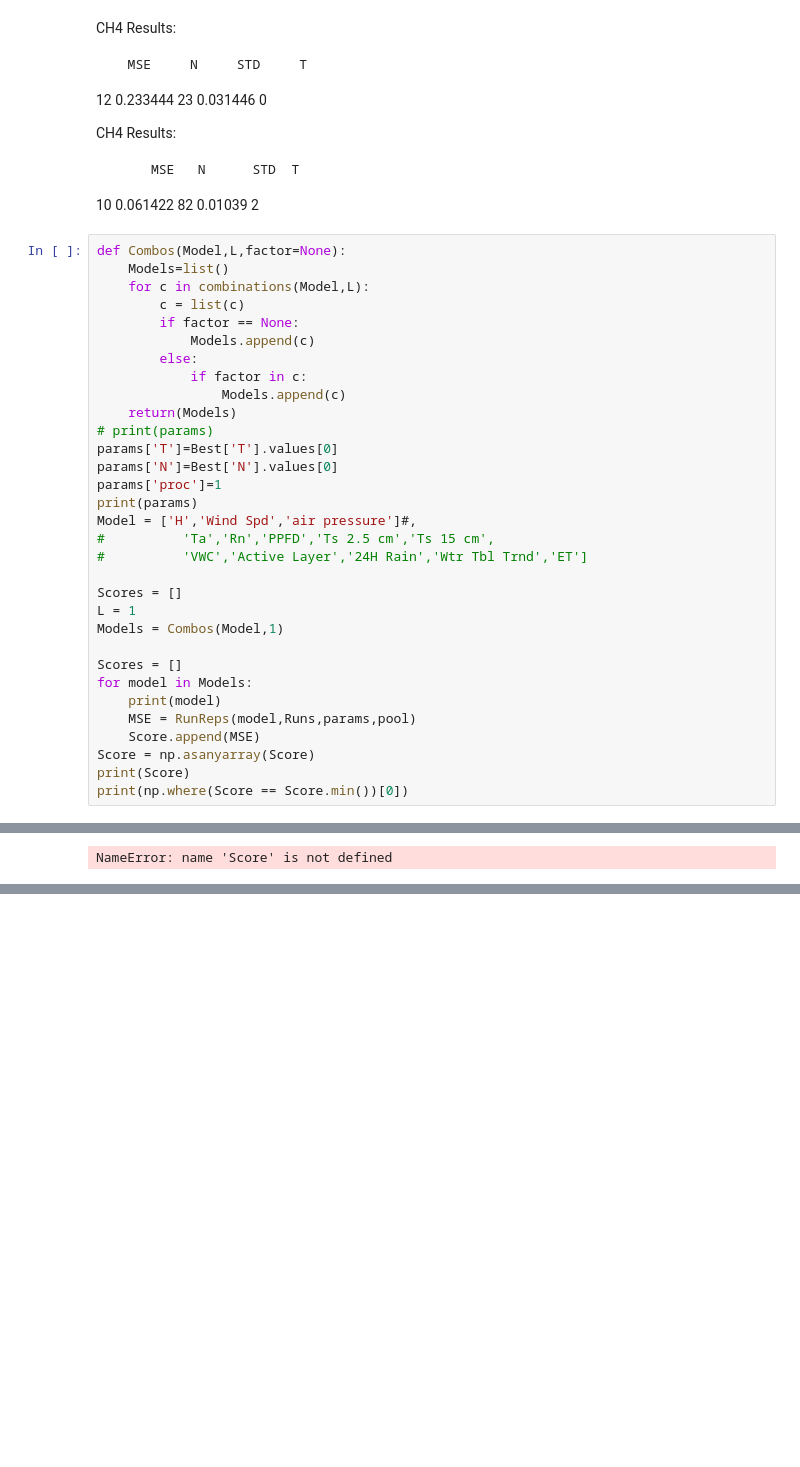
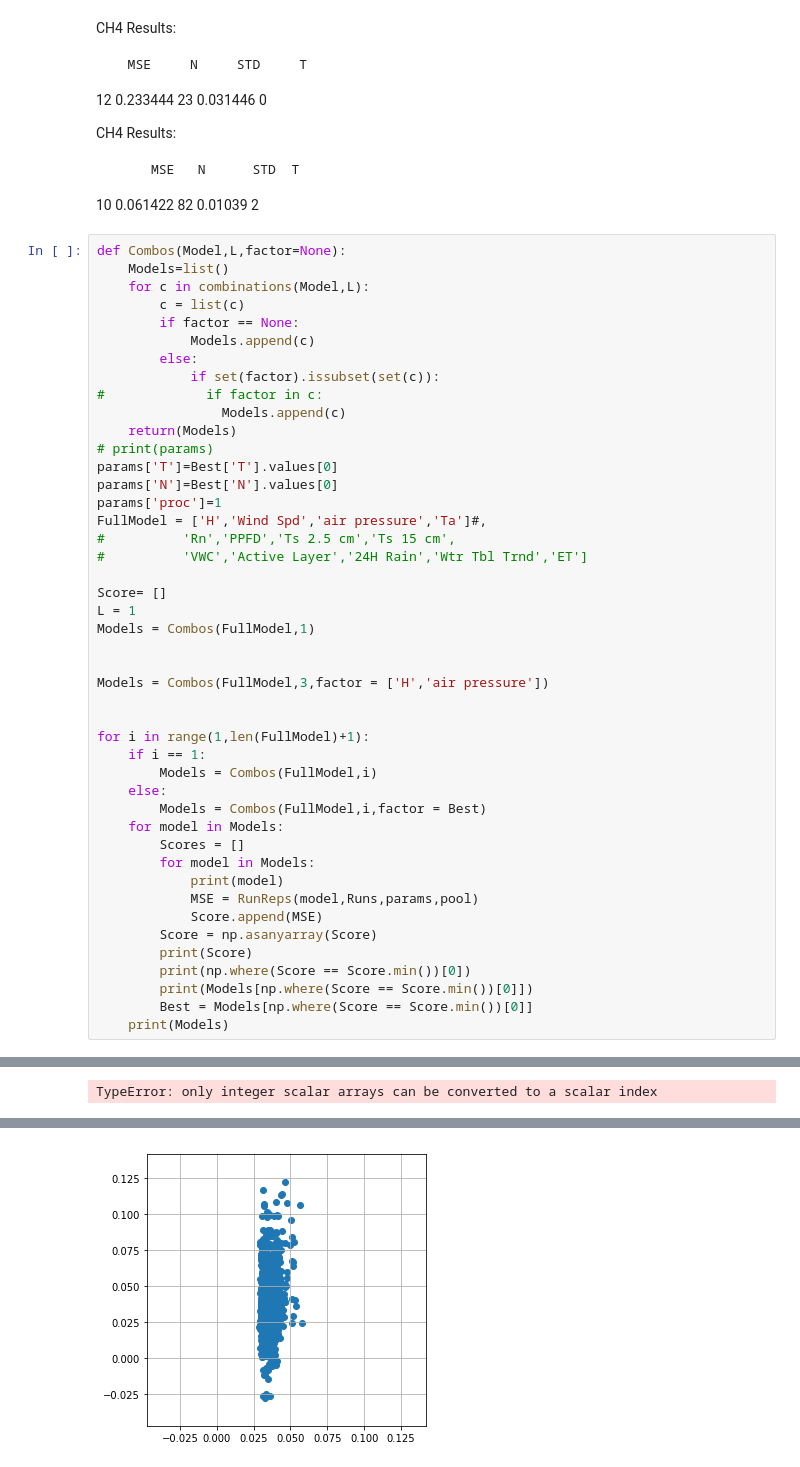
Before and after one commit to June-Skeeter/ML_GapFilling, a Jupyter notebook: MultiLayerModel.ipynb, the cells around one changed output, grey strips where cells are left out. Drawn from its saved outputs; the diff is of its cells as text; blank space fills up the shorter version.

Commit message:
Factor 2

```diff
--- a/MultiLayerModel.ipynb
+++ b/MultiLayerModel.ipynb
@@ -351,29 +351,42 @@ def Combos(Model,L,factor=None):
         if factor == None:
             Models.append(c)
         else:
-            if factor in c:
+            if set(factor).issubset(set(c)):
+#             if factor in c:
                 Models.append(c)
     return(Models)
 # print(params)
 params['T']=Best['T'].values[0]
 params['N']=Best['N'].values[0]
 params['proc']=1
-print(params)
-Model = ['H','Wind Spd','air pressure']#,
-#          'Ta','Rn','PPFD','Ts 2.5 cm','Ts 15 cm',
+FullModel = ['H','Wind Spd','air pressure','Ta']#,
+#          'Rn','PPFD','Ts 2.5 cm','Ts 15 cm',
 #          'VWC','Active Layer','24H Rain','Wtr Tbl Trnd','ET']
 
-Scores = []
+Score= []
 L = 1
-Models = Combos(Model,1)
+Models = Combos(FullModel,1)
 
-Scores = []
-for model in Models:
-    print(model)
-    MSE = RunReps(model,Runs,params,pool)
-    Score.append(MSE)
-Score = np.asanyarray(Score)
-print(Score)
-print(np.where(Score == Score.min())[0])
+
+Models = Combos(FullModel,3,factor = ['H','air pressure'])
+
+
+for i in range(1,len(FullModel)+1):
+    if i == 1:
+        Models = Combos(FullModel,i)
+    else:
+        Models = Combos(FullModel,i,factor = Best)
+    for model in Models:
+        Scores = []
+        for model in Models:
+            print(model)
+            MSE = RunReps(model,Runs,params,pool)
+            Score.append(MSE)
+        Score = np.asanyarray(Score)
+        print(Score)
+        print(np.where(Score == Score.min())[0])
+        print(Models[np.where(Score == Score.min())[0]])
+        Best = Models[np.where(Score == Score.min())[0]]
+    print(Models)
 # %% [output]
 {'Searches': 2, 'epochs': 100, 'N_Max': 100, 'proc': 1, 'T_Max': 10, 'reps': 5, 'T': 0, 'Y': 'fch4', 'N': 80}
@@ -383,2 +412,3 @@ print(np.where(Score == Score.min())[0])
-NameError: name 'Score' is not defined
+TypeError: only integer scalar arrays can be converted to a scalar index
 [figure]
+[figure, added]
```
Also changed, not shown: parts of 2 cells of this notebook.
